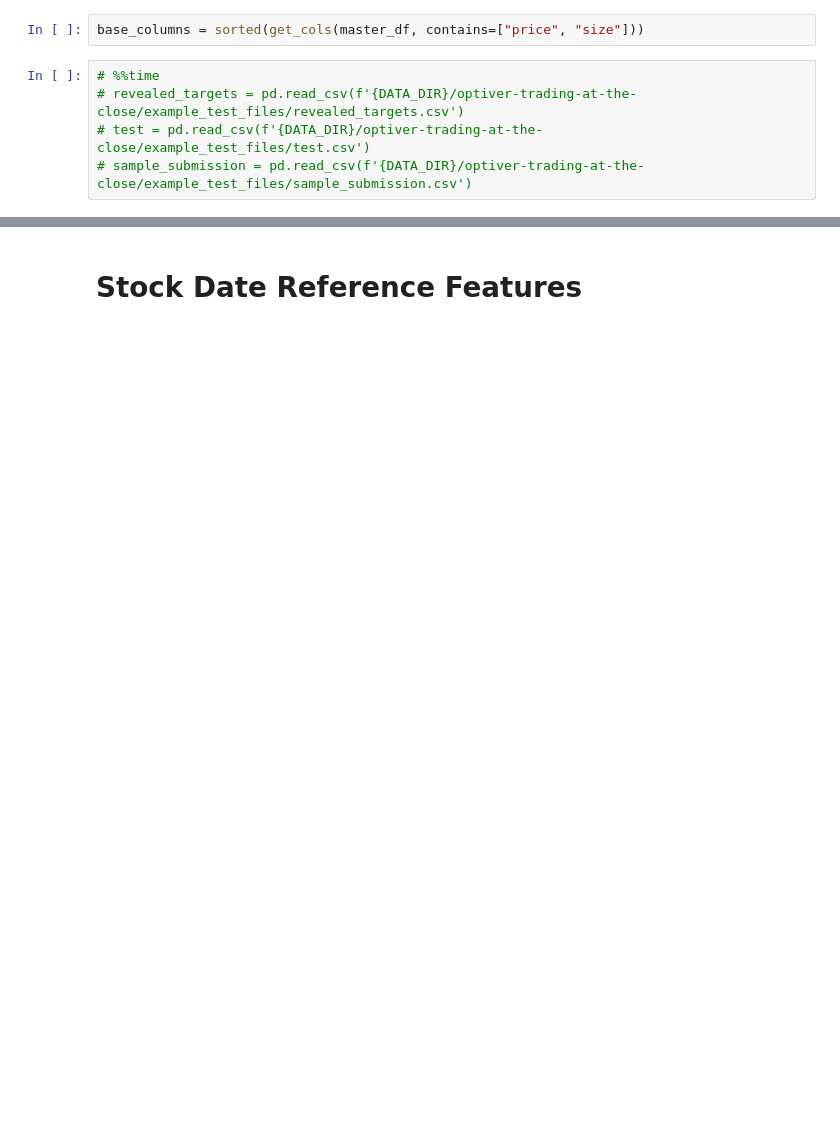
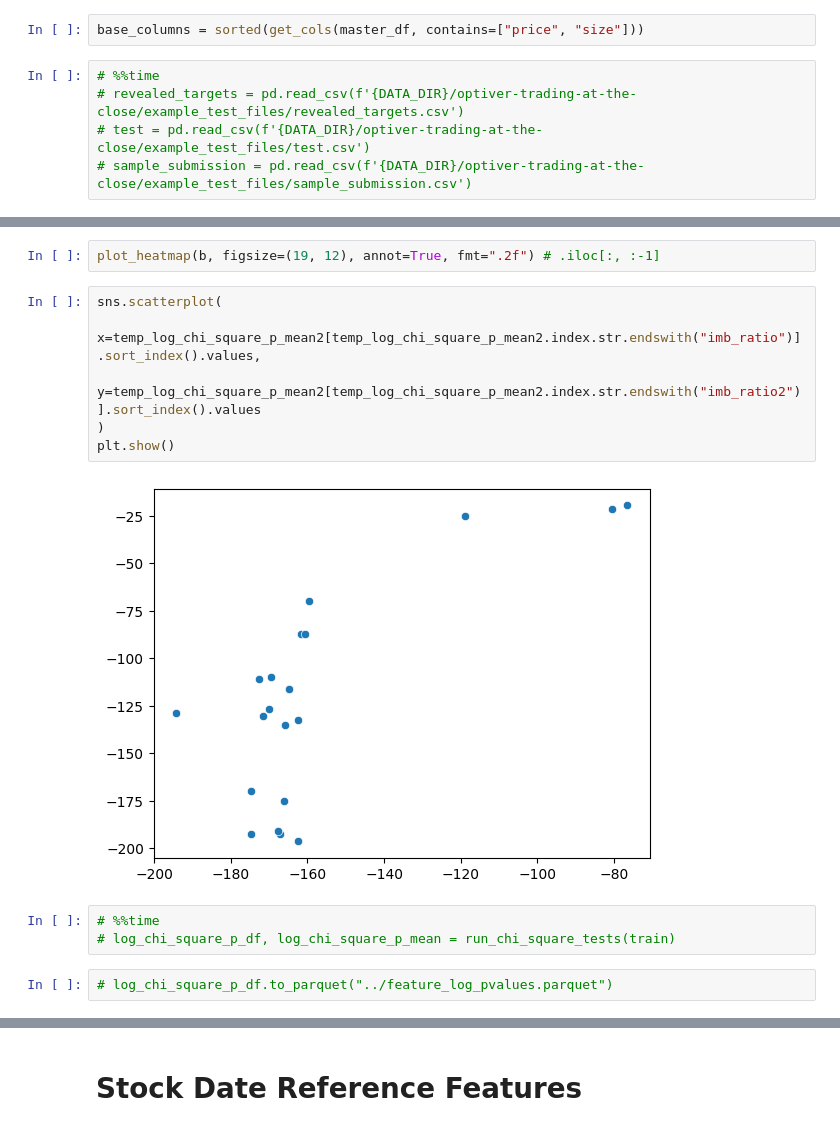
Before and after one commit to waikey-lee/kaggle-optiver-trading, a Jupyter notebook: notebooks/2.feature_engineering.ipynb, the cells around one changed output, grey strips where cells are left out. Cells and saved outputs as stored; diff of their text form; blank space fills up the shorter version.

Commit message:
Done 1st level interaction, then FOD for Lag features, added Chi-square evaluation for feature importance

```diff
--- a/notebooks/2.feature_engineering.ipynb
+++ b/notebooks/2.feature_engineering.ipynb
@@ -110,0 +462,15 @@ Wall time: 21 µs
+# %%
+plot_heatmap(b, figsize=(19, 12), annot=True, fmt=".2f") # .iloc[:, :-1]
+# %%
+sns.scatterplot(
+    x=temp_log_chi_square_p_mean2[temp_log_chi_square_p_mean2.index.str.endswith("imb_ratio")].sort_index().values,
+    y=temp_log_chi_square_p_mean2[temp_log_chi_square_p_mean2.index.str.endswith("imb_ratio2")].sort_index().values
+)
+plt.show()
+# %% [output]
+[figure, added]
+# %%
+# %%time
+# log_chi_square_p_df, log_chi_square_p_mean = run_chi_square_tests(train)
+# %%
+# log_chi_square_p_df.to_parquet("../feature_log_pvalues.parquet")
```
Also changed, not shown: parts of 89 cells of this notebook.
